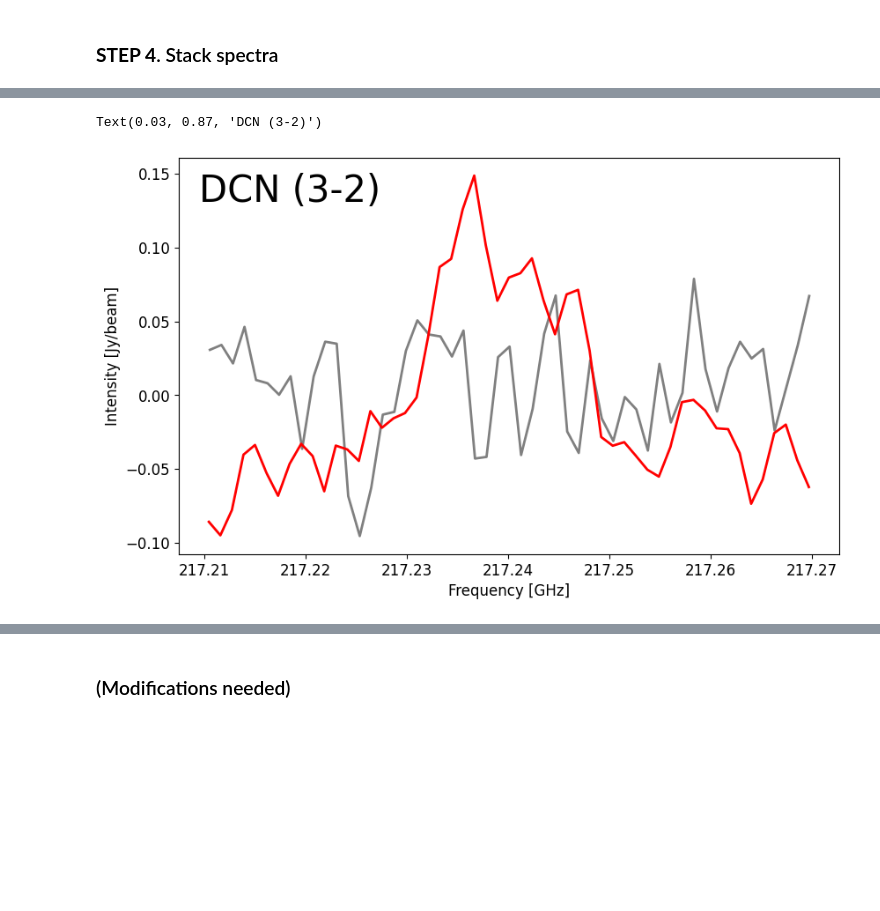
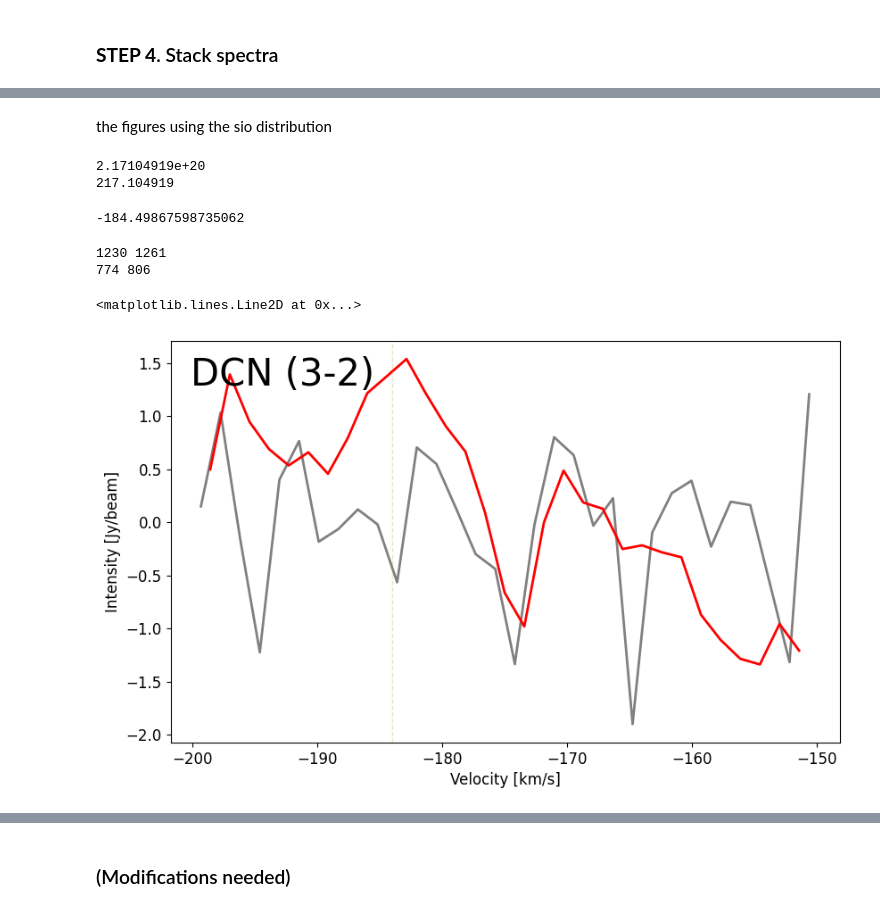
Before and after one commit to tcc2003/astroimagAna, a Jupyter notebook: spectraAna_0.ipynb, the cells around one changed output, grey strips where cells are left out. Cells and saved outputs as stored; diff of their text form; code cells hidden in the pictures; blank space fills up the shorter version.

```diff
--- a/spectraAna_0.ipynb
+++ b/spectraAna_0.ipynb
@@ -226,11 +322,12 @@ for i in range(len(fresult_dic['loc'])):
 # %% [markdown]
 ### **STEP 4**. Stack spectra
 # %%
-minf = min(min(freq) for freq in shifted_freq_list)
-maxf = max(max(freq) for freq in shifted_freq_list)
-#print(minf, maxf)
+minf = min(min(freq) for freq in shifted_velo_list)
+maxf = max(max(freq) for freq in shifted_velo_list)
+print(minf, maxf)
 
-mean_spacing = np.mean([np.mean(np.diff(freq)) for freq in shifted_freq_list])
+mean_spacing = np.mean([np.mean(np.diff(freq)) for freq in shifted_velo_list])
 points = int( (maxf - minf)/ mean_spacing)
 
-newf_array = np.linspace(minf, maxf, -points)
+newf_array = np.linspace(minf, maxf, points)
+print(points)
@@ -237,8 +337,9 @@ newf_array = np.linspace(minf, maxf, -points)
 # %%
 summed_intensity = np.zeros_like(newf_array)
 
-for freq, inten in zip(shifted_freq_list, intensity_list):
+for freq, inten in zip(shifted_velo_list, intensity_list):
     interp_func = interp1d(freq, inten, kind='linear', bounds_error=False, fill_value=0)
     summed_intensity += interp_func(newf_array)
 
-f.plot_spectra(newf_array/1e9, summed_intensity, figsize=(10,6), color='black')
+#f.plot_spectra(newf_array/1e9, summed_intensity, figsize=(10,6), color='black')
+f.plot_spectra(newf_array/1e3, summed_intensity, figsize=(10,6), color='black',xlabel='Velocity[km/s]')
@@ -258,49 +364,71 @@ f.plot_spectra(freq_array/1e9, sum_inten_noshift, figsize=(10,6), color='black')
+# %% [markdown]
+the figures using the sio distribution
+# %%
+#restfreq /= 1e9
+
+print(restfreq)
+restf = restfreq/1e9
+print(restf/1e9)
+# %% [output]
+2.17104919e+20
+217.104919
+# %%
+dcn_v = c * (1 - (217.238530*1e9)/restf)
+print(dcn_v/1e3)
+# %% [output]
+-184.49867598735062
 # %%
 ## View all spectra
 #func.plot_spectra(newf_array/1e9, summed_intensity, figsize=(8,6), color='black')
 #func.plot_spectra(freq_array/1e9, sum_inten_noshift, figsize=(8,6), color='black')
 
 ## View specific range
-freqGHz_start = 217.21
-freqGHz_end   = 217.27
+freqGHz_start = -200
+freqGHz_end   = -150
 
-freq_startpix = np.searchsorted(newf_array, freqGHz_start*1e9)
-freq_endpix   = np.searchsorted(newf_array, freqGHz_end*1e9)
+freq_startpix = np.searchsorted(newf_array, freqGHz_start*1e3)
+freq_endpix   = np.searchsorted(newf_array, freqGHz_end*1e3)
 
-freq_start_no = np.searchsorted(-freq_array, -freqGHz_end*1e9) #due to the descending array
-freq_end_no   = np.searchsorted(-freq_array, -freqGHz_start*1e9)
+freq_start_no = np.searchsorted(velocity_array, freqGHz_start*1e3) #due to the descending array
+freq_end_no   = np.searchsorted(velocity_array, freqGHz_end*1e3)
 
-#print(freq_startpix, freq_endpix)
-#print(freq_start_no, freq_end_no)
+print(freq_startpix, freq_endpix)
+print(freq_start_no, freq_end_no)
 
 # Plot
-sliced_f    = newf_array[freq_startpix:freq_endpix]/ 1e9
-sliced_f_no = freq_array[freq_start_no:freq_end_no]/ 1e9
+sliced_f    = newf_array[freq_startpix:freq_endpix]
+sliced_f_no = velocity_array[freq_start_no:freq_end_no]
 sliced_inten = summed_intensity[freq_startpix:freq_endpix]
 sliced_inten_noshift = sum_inten_noshift[freq_start_no:freq_end_no]
 
 fig = plt.figure(figsize = (10,6))
 ax = fig.add_axes([0.12, 0.1, 0.75, 0.75])
 ax.xaxis.set_major_formatter(ScalarFormatter(useOffset=False))
 
-plt.xlabel('Frequency [GHz]', size = 12)
+plt.xlabel('Velocity [km/s]', size = 12)
 plt.ylabel('Intensity [Jy/beam]', size = 12)
+#plt.xlim(-200, -150)
 
-plt.plot(sliced_f_no, sliced_inten_noshift, '-', color='grey', linewidth = 2.0)
-plt.plot(sliced_f, sliced_inten ,'-', color='red', linewidth = 2.0)
+#sliced_v = c * (1 - (sliced_f / restfreq) )
+#sliced_v_no = c * (1 - (sliced_f_no / restfreq) )
+
+plt.plot(sliced_f_no/1e3, sliced_inten_noshift, '-', color='grey', linewidth = 2.0)
+plt.plot(sliced_f/1e3, sliced_inten,'-', color='red', linewidth = 2.0)
 
 plt.text(0.03, 0.87, 'DCN (3-2)',
          verticalalignment = 'bottom', horizontalalignment = 'left',
          color='black', transform = ax.transAxes, fontsize=30)
 
 #plt.legend(loc=1, fontsize = 10)
 
 #sig = 3 * 0.0018148618
 #plt.axhline(y=sig, color=(0.7,0.7,0.2, 0.3), linestyle='--',linewidth=1)
-#plt.axvline(x=217.238, color=(0.7,0.7,0.2, 0.3), linestyle='--',linewidth=1)
+plt.axvline(x=-184, color=(0.7,0.7,0.2, 0.3), linestyle='--',linewidth=1)
 #plt.axvline(x=217.10498, color=(0.7,0.7,0.2, 0.3), linestyle='--',linewidth=1)
 
-#plt.savefig('Stack35_0.png', bbox_inches='tight')
+#plt.savefig('Stack36_0_wsio.png', bbox_inches='tight')
 # %% [output]
-Text(0.03, 0.87, 'DCN (3-2)')
+1230 1261
+774 806
+<matplotlib.lines.Line2D at 0x...>
-[figure, old version]
+[figure, new version]
```
Also changed, not shown: parts of 29 cells of this notebook.
